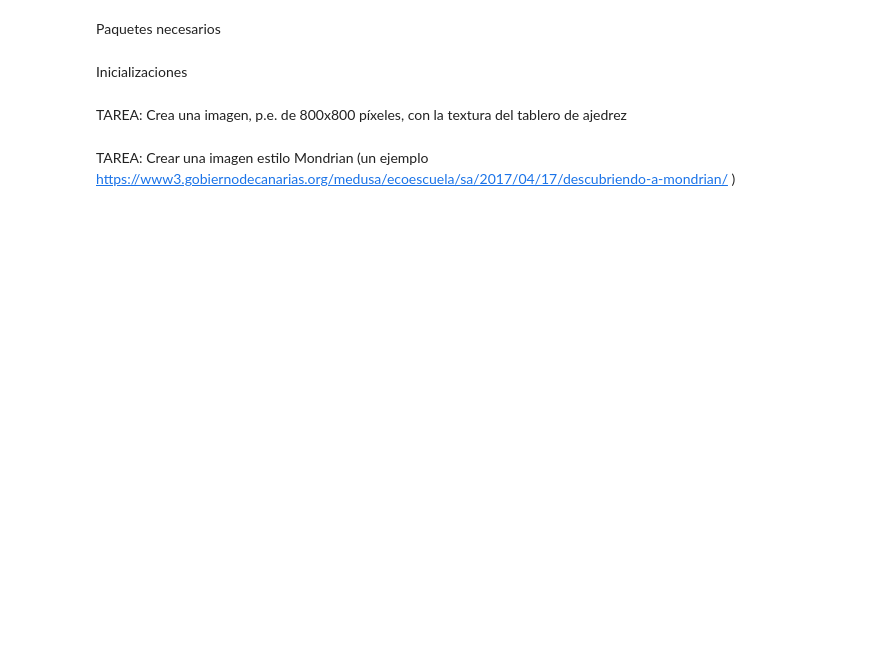
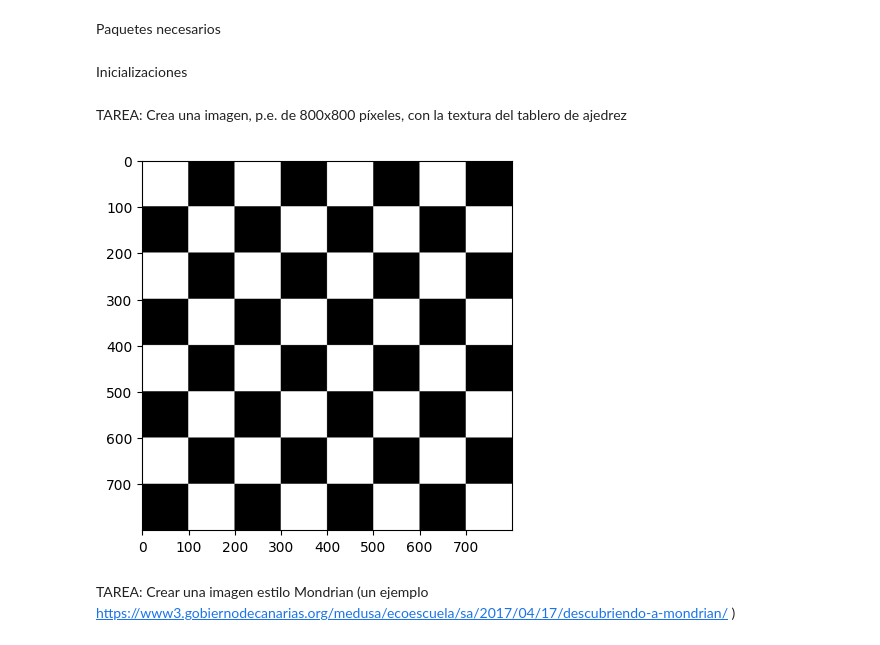
Before and after one commit to VisionPorComputador-G17/P1, a Jupyter notebook: VC_P1.ipynb, the cells around one changed output. Saved outputs shown, nothing was run; the diff lists cells and outputs as text; code cells hidden in the pictures; blank space fills up the shorter version.

```diff
--- a/VC_P1.ipynb
+++ b/VC_P1.ipynb
@@ -12,5 +12,18 @@ ancho = 300
 alto = 200
 # %% [markdown]
 TAREA: Crea una imagen, p.e. de 800x800 píxeles, con la textura del tablero de ajedrez
+# %%
+dimensions = 800
+chessboard = np.zeros((dimensions, dimensions, 1), dtype=np.uint8)
+
+for i in range(0, 800, 200):
+    for j in range(0, 800, 200):
+        chessboard[i:i+100, j:j+100, 0] = 255
+        chessboard[i+100:i+200, j+100:j+200, 0] = 255
+
+plt.imshow(chessboard, cmap='gray')
+plt.show()
+# %% [output]
+[figure, added]
 # %% [markdown]
 TAREA: Crear una imagen estilo Mondrian (un ejemplo https://www3.gobiernodecanarias.org/medusa/ecoescuela/sa/2017/04/17/descubriendo-a-mondrian/ )
```
Also changed, not shown: parts of 1 cell of this notebook.
